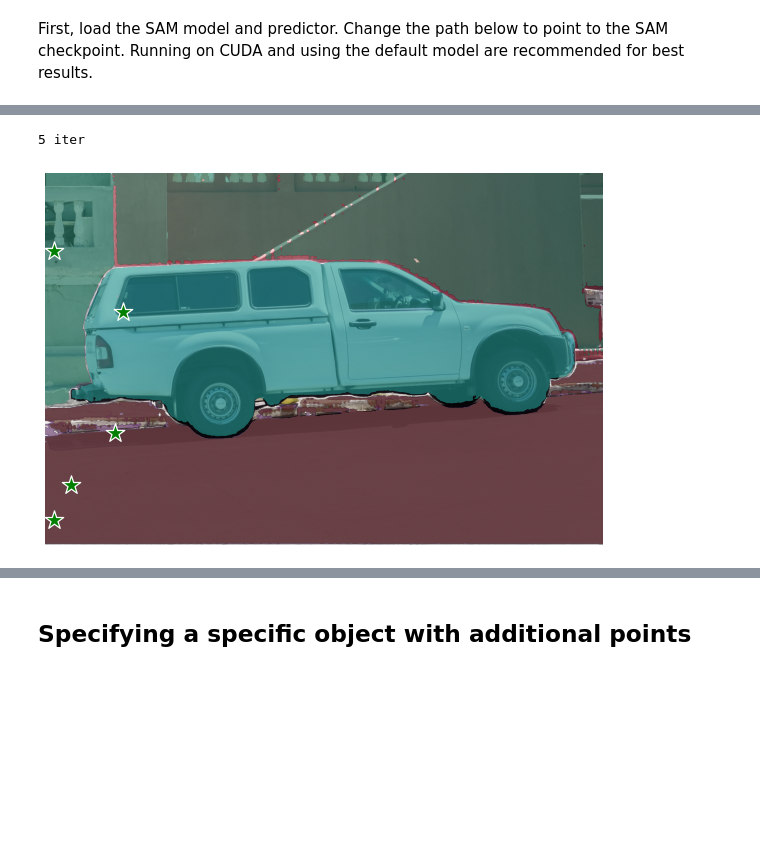
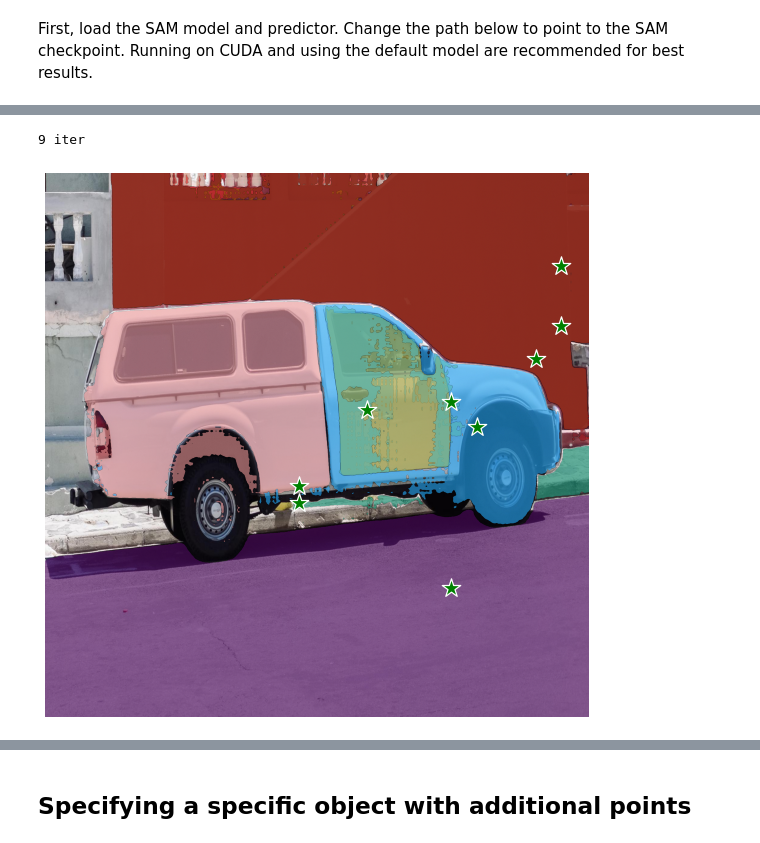
Before and after one commit to jonathanlys01/accelerate-sam, a Jupyter notebook: lightning_sam/predictor_example.ipynb, the cells around one changed output, grey strips where cells are left out. Cells and saved outputs as stored; diff of their text form; code cells hidden in the pictures; blank space fills up the shorter version.

```diff
--- a/lightning_sam/predictor_example.ipynb
+++ b/lightning_sam/predictor_example.ipynb
@@ -103,3 +132,0 @@ predictor = SamPredictor(sam)
-# %%
-%%time
-predictor.set_image(image)
@@ -108,0 +137,2 @@ Wall time: 1.54 s
+# %%
+img = cv2.resize(image,dsize=(1800,1800),interpolation = cv2.INTER_CUBIC)
@@ -109,7 +148,11 @@ Wall time: 1.54 s
+# %%
+image = img
 # %%
 area = image.shape[0] * image.shape[1]
 # %%
 %%time
+
+d = {}
 
 import random as rd
 
@@ -125,7 +168,9 @@ plt.figure(figsize=(10,10))
 plt.imshow(image)
 
 i = 0
-while (curr_mask>1).sum()/np.prod(curr_mask.shape)<0.8:
+
+predictor.set_image(img)
+while (curr_mask>1).sum()/np.prod(curr_mask.shape)<0.70 and i<15:
 
     coords = np.where(curr_mask<1)
 
@@ -135,33 +180,35 @@ while (curr_mask>1).sum()/np.prod(curr_mask.shape)<0.8:
     up = np.array([choice*cr])
 
     masks, scores, logits = predictor.predict(
     point_coords=up,
     point_labels=input_label,
     multimask_output=True,
     )
 
-    mask = masks[2]
+    mask = masks[1]
     show_points(up, input_label, plt.gca())
     show_mask(mask, plt.gca())
+
+    d[i] = logits
 
 
 
     mask_down = cv2.resize((mask*255).astype("uint8"),dsize=(np.array(image.shape)//cr)[:2][::-1],interpolation=cv2.INTER_CUBIC)
 
     curr_mask += mask_down
 
     curr_mask = np.clip(curr_mask,0,255)
 
     #print(up)
     i+=1
 
 
 print(i,"iter")
 
 
 
 plt.axis('off')
 plt.show()
 # %% [output]
-5 iter
+9 iter
-[figure, old version]
+[figure, new version]
```
Also changed, not shown: parts of 33 cells of this notebook, 21 other files.
